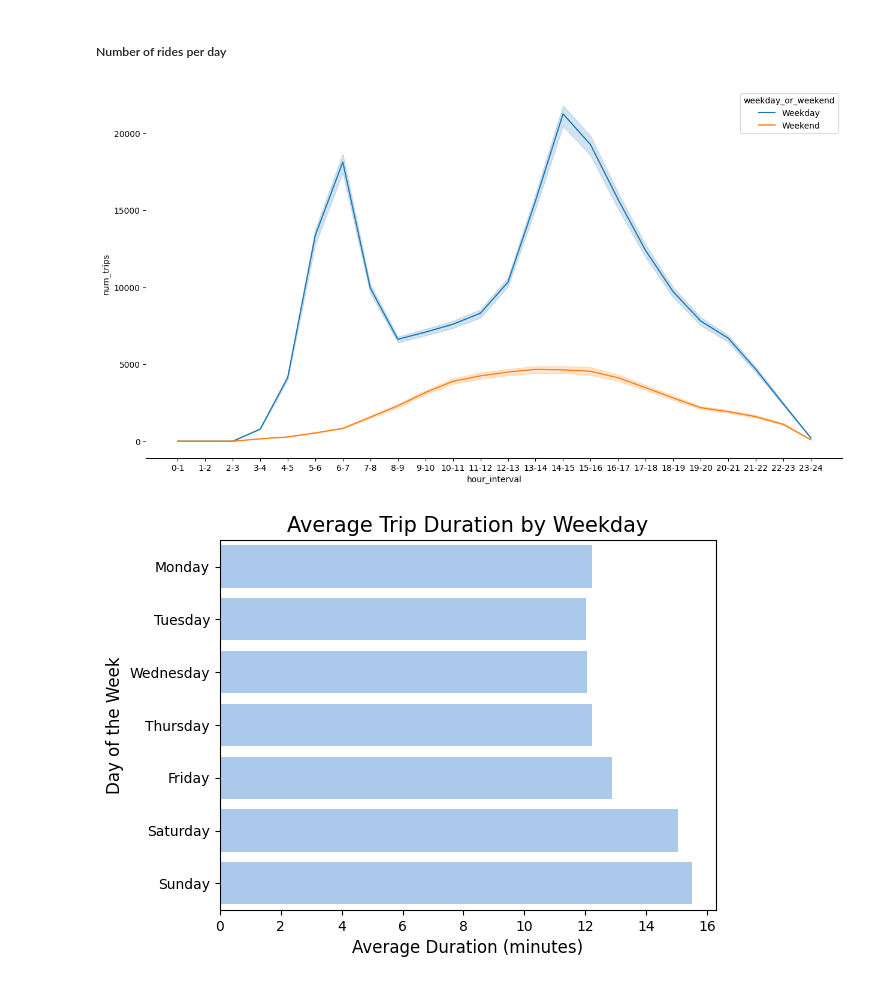
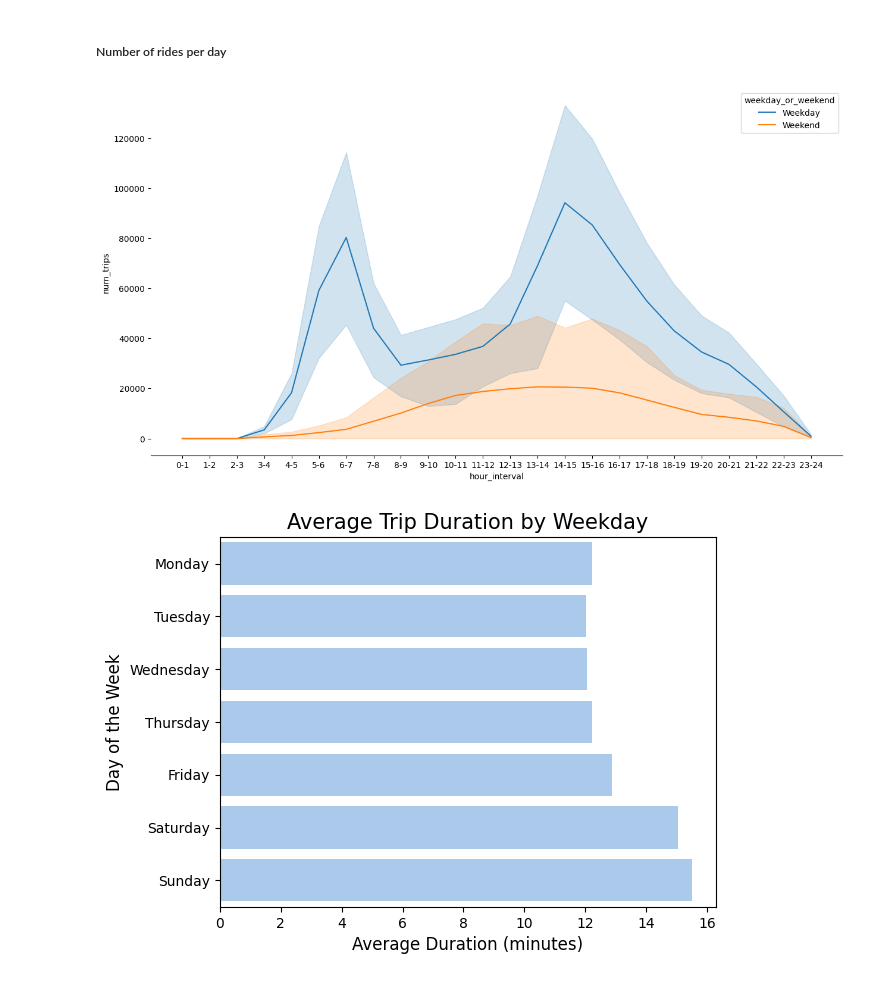
Before and after one commit to niclasclassen/oslo-city-bikes-network-flow-analysis, a Jupyter notebook: main.ipynb, the cells around one changed output. Drawn from its saved outputs; the diff is of its cells as text; code cells hidden in the pictures.

```diff
--- a/main.ipynb
+++ b/main.ipynb
@@ -408,19 +409,22 @@ bins = list(range(0, 25, 1))  # Create bins for each hour
 labels = [f'{i}-{i+1}' for i in bins[:-1]]  # Create labels for each bin
 gdf_rides['hour_interval'] = pd.cut(gdf_rides['hour'], bins=bins, labels=labels, right=False)
 # %%
+# TODO: day seems to be NaN in some cases. Check if this is also the case for other values like day_of_week
+# TODO: split it per day to see if people in general use the bikes more during the week or weekend
+
 # Group by 'day', 'hour_interval', and 'weekday_or_weekend' and count the number of trips
-grouped = gdf_rides.groupby(['day', 'hour_interval', 'weekday_or_weekend']).size().reset_index(name='num_trips')
+grouped = gdf_rides.groupby(['day_of_week', 'hour_interval', 'weekday_or_weekend']).size().reset_index(name='num_trips')
 
 # Create the lineplot
 plt.figure(figsize=(15, 8))
 sns.lineplot(data=grouped, x='hour_interval', y='num_trips', hue='weekday_or_weekend')
 
 # Remove the top, right, and left spines from plot
 sns.despine(left=True)
 
 plt.show()
 # %% [output]
-[figure, old version]
+[figure, new version]
 # %%
 # Calculate average duration for each day of the week
 average_duration = gdf_rides.groupby('day_of_week')['duration_in_minutes'].mean()
```
Also changed, not shown: parts of 8 cells of this notebook.
